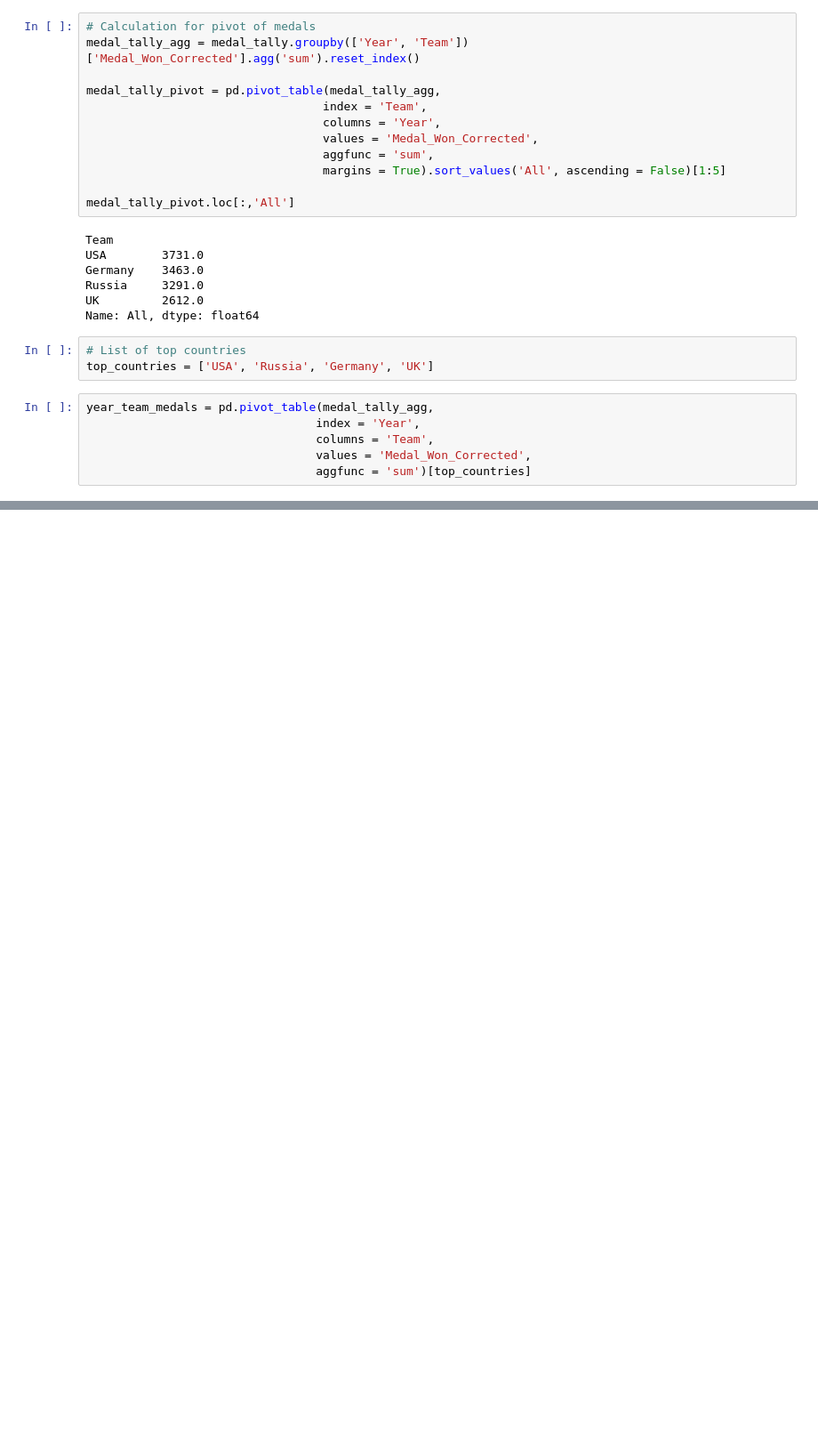
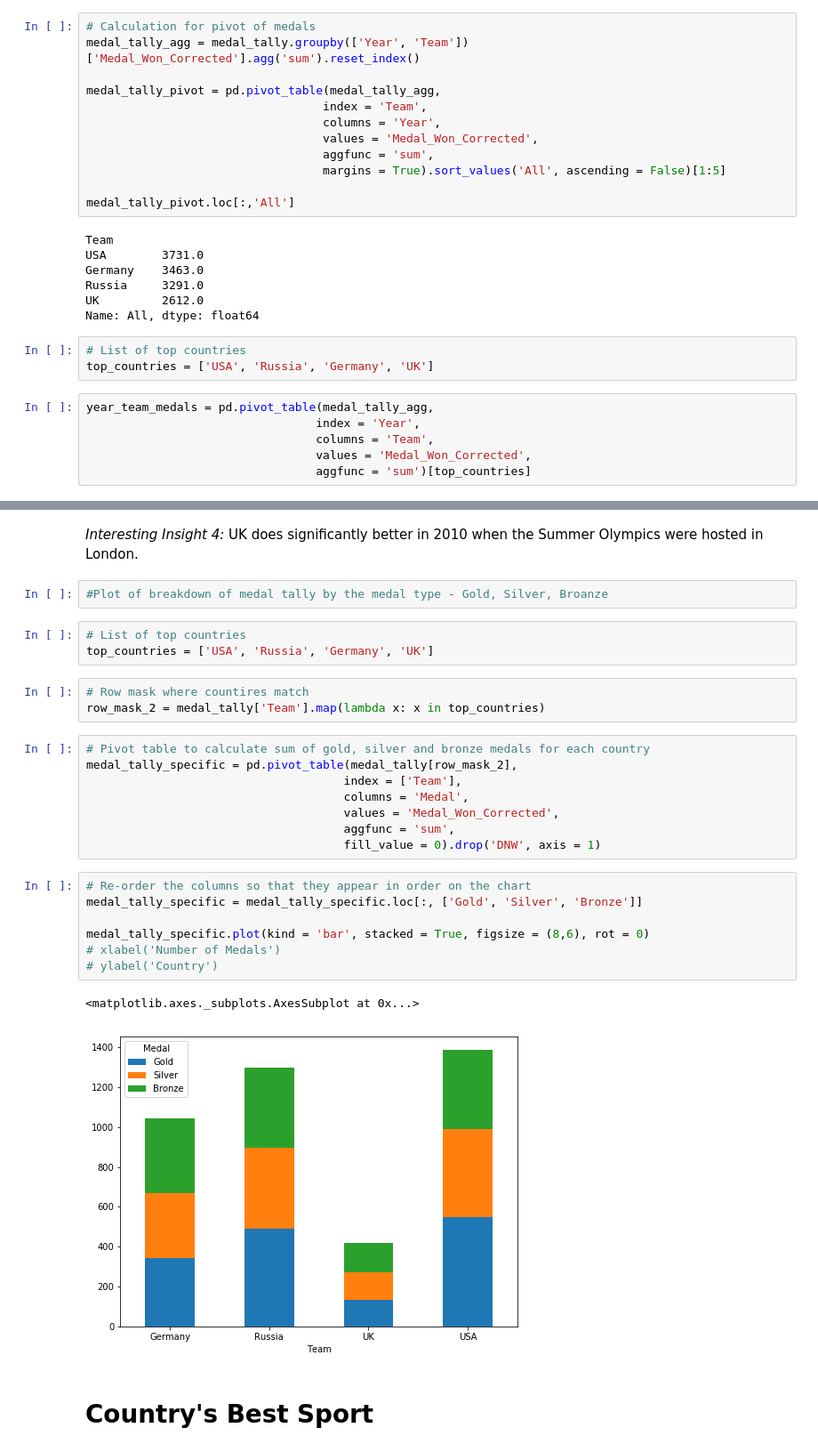
Before and after one commit to christineton/olympics-prediction, a Jupyter notebook: olympics-analysis.ipynb, the cells around one changed output, grey strips where cells are left out. Shown at 89% size. Drawn from its saved outputs; the diff is of its cells as text; blank space fills up the shorter version.

```diff
--- a/olympics-analysis.ipynb
+++ b/olympics-analysis.ipynb
@@ -420,0 +427,30 @@ year_team_medals.plot(linestyle = '-', marker = 'o', alpha = 0.9, figsize = (10,
+# %% [markdown]
+*Interesting Insight 4:* UK does significantly better in 2010 when the Summer Olympics were hosted in London.
+# %%
+#Plot of breakdown of medal tally by the medal type - Gold, Silver, Broanze
+# %%
+# List of top countries
+top_countries = ['USA', 'Russia', 'Germany', 'UK']
+# %%
+# Row mask where countires match
+row_mask_2 = medal_tally['Team'].map(lambda x: x in top_countries)
+# %%
+# Pivot table to calculate sum of gold, silver and bronze medals for each country
+medal_tally_specific = pd.pivot_table(medal_tally[row_mask_2],
+                                     index = ['Team'],
+                                     columns = 'Medal',
+                                     values = 'Medal_Won_Corrected',
+                                     aggfunc = 'sum',
+                                     fill_value = 0).drop('DNW', axis = 1)
+# %%
+# Re-order the columns so that they appear in order on the chart
+medal_tally_specific = medal_tally_specific.loc[:, ['Gold', 'Silver', 'Bronze']]
+
+medal_tally_specific.plot(kind = 'bar', stacked = True, figsize = (8,6), rot = 0)
+# xlabel('Number of Medals')
+# ylabel('Country')
+# %% [output]
+<matplotlib.axes._subplots.AxesSubplot at 0x...>
+[figure, added]
+# %% [markdown]
+# Country's Best Sport
```
Also changed, not shown: parts of 22 cells of this notebook, 1 other file.
